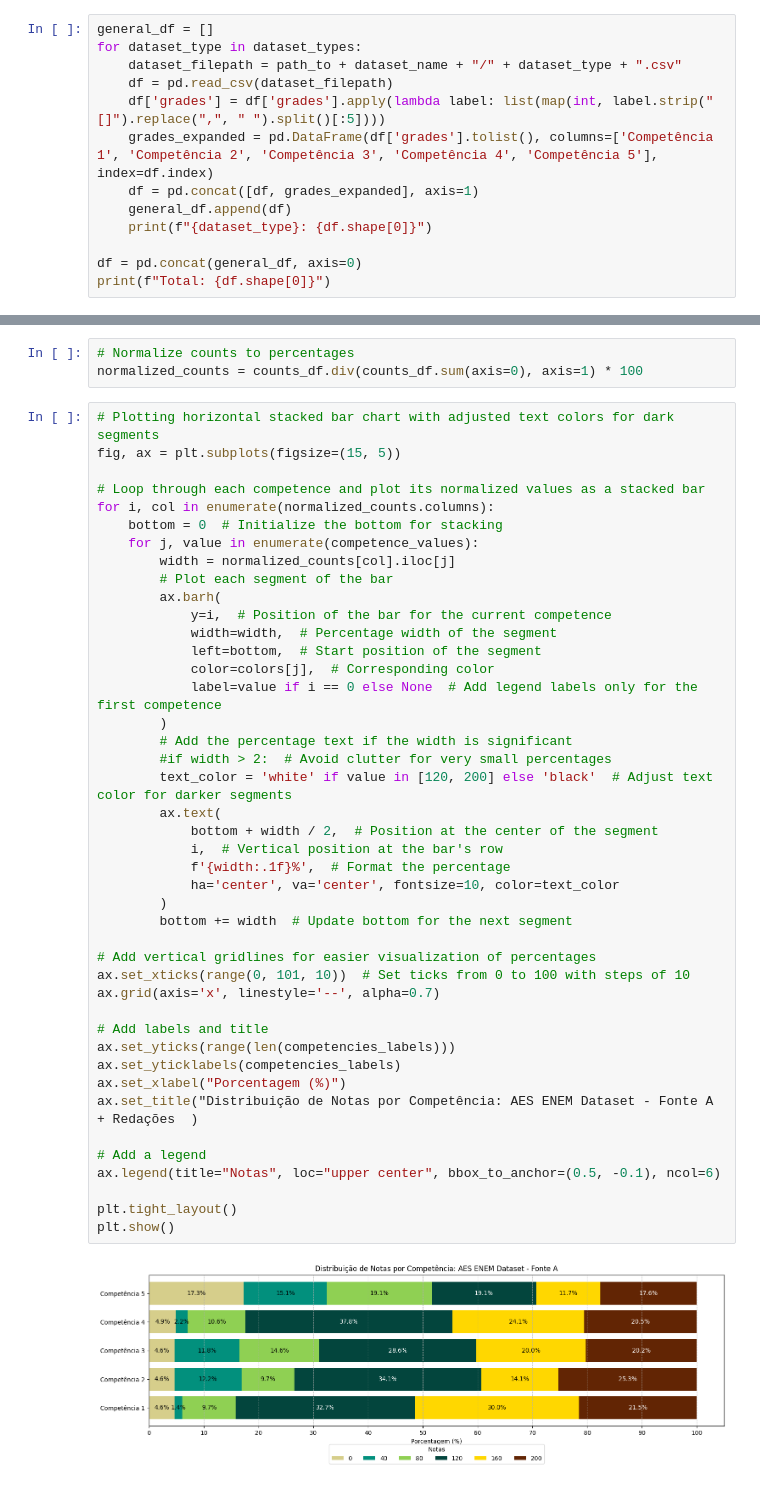
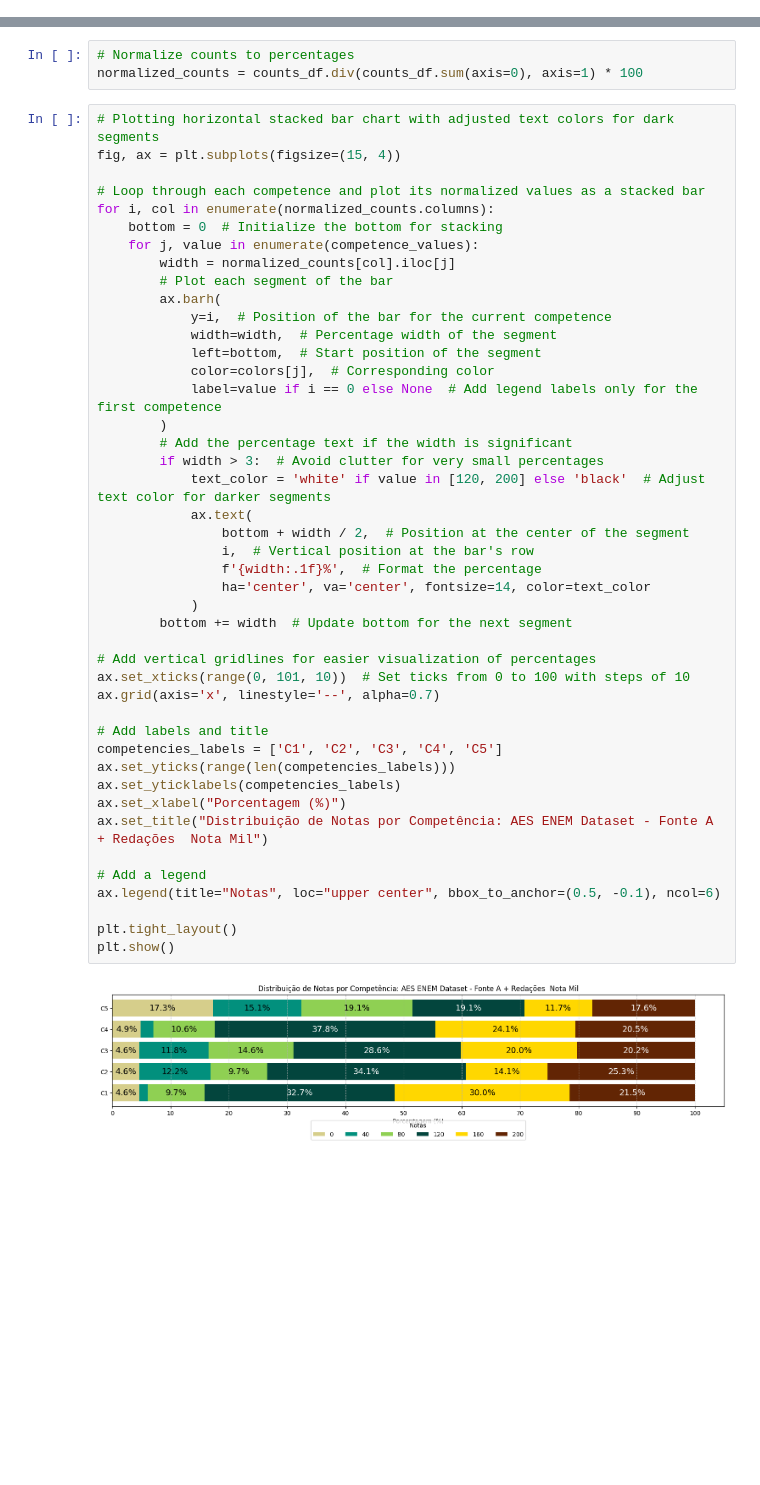
Before and after one commit to dslcosta1/AutomatedENEMEssaysCorrectionUsingChatBots, a Jupyter notebook: EvaluateDatasets.ipynb, the cells around one changed output, grey strips where cells are left out. Drawn from its saved outputs; the diff is of its cells as text; blank space fills up the shorter version.

Commit message:
Add all the other data

```diff
--- a/EvaluateDatasets.ipynb
+++ b/EvaluateDatasets.ipynb
@@ -134,13 +134,0 @@ plt.show()
-# %%
-general_df = []
-for dataset_type in dataset_types:
-    dataset_filepath = path_to + dataset_name + "/" + dataset_type + ".csv"
-    df = pd.read_csv(dataset_filepath)
-    df['grades'] = df['grades'].apply(lambda label: list(map(int, label.strip("[]").replace(",", " ").split()[:5])))
-    grades_expanded = pd.DataFrame(df['grades'].tolist(), columns=['Competência 1', 'Competência 2', 'Competência 3', 'Competência 4', 'Competência 5'], index=df.index)
-    df = pd.concat([df, grades_expanded], axis=1)
-    general_df.append(df)
-    print(f"{dataset_type}: {df.shape[0]}")
-
-df = pd.concat(general_df, axis=0)
-print(f"Total: {df.shape[0]}")
@@ -297,47 +293,48 @@ plt.show()
 normalized_counts = counts_df.div(counts_df.sum(axis=0), axis=1) * 100
 # %%
 # Plotting horizontal stacked bar chart with adjusted text colors for dark segments
-fig, ax = plt.subplots(figsize=(15, 5))
+fig, ax = plt.subplots(figsize=(15, 4))
 
 # Loop through each competence and plot its normalized values as a stacked bar
 for i, col in enumerate(normalized_counts.columns):
     bottom = 0  # Initialize the bottom for stacking
     for j, value in enumerate(competence_values):
         width = normalized_counts[col].iloc[j]
         # Plot each segment of the bar
         ax.barh(
             y=i,  # Position of the bar for the current competence
             width=width,  # Percentage width of the segment
             left=bottom,  # Start position of the segment
             color=colors[j],  # Corresponding color
             label=value if i == 0 else None  # Add legend labels only for the first competence
         )
         # Add the percentage text if the width is significant
-        #if width > 2:  # Avoid clutter for very small percentages
-        text_color = 'white' if value in [120, 200] else 'black'  # Adjust text color for darker segments
-        ax.text(
-            bottom + width / 2,  # Position at the center of the segment
-            i,  # Vertical position at the bar's row
-            f'{width:.1f}%',  # Format the percentage
-            ha='center', va='center', fontsize=10, color=text_color
-        )
+        if width > 3:  # Avoid clutter for very small percentages
+            text_color = 'white' if value in [120, 200] else 'black'  # Adjust text color for darker segments
+            ax.text(
+                bottom + width / 2,  # Position at the center of the segment
+                i,  # Vertical position at the bar's row
+                f'{width:.1f}%',  # Format the percentage
+                ha='center', va='center', fontsize=14, color=text_color
+            )
         bottom += width  # Update bottom for the next segment
 
 # Add vertical gridlines for easier visualization of percentages
 ax.set_xticks(range(0, 101, 10))  # Set ticks from 0 to 100 with steps of 10
 ax.grid(axis='x', linestyle='--', alpha=0.7)
 
 # Add labels and title
+competencies_labels = ['C1', 'C2', 'C3', 'C4', 'C5']
 ax.set_yticks(range(len(competencies_labels)))
 ax.set_yticklabels(competencies_labels)
 ax.set_xlabel("Porcentagem (%)")
-ax.set_title("Distribuição de Notas por Competência: AES ENEM Dataset - Fonte A + Redações  )
+ax.set_title("Distribuição de Notas por Competência: AES ENEM Dataset - Fonte A + Redações  Nota Mil")
 
 # Add a legend
 ax.legend(title="Notas", loc="upper center", bbox_to_anchor=(0.5, -0.1), ncol=6)
 
 plt.tight_layout()
 plt.show()
 # %% [output]
-[figure, old version]
+[figure, new version]
 # %%
```
Also changed, not shown: parts of 10 cells of this notebook, 24 other files.
